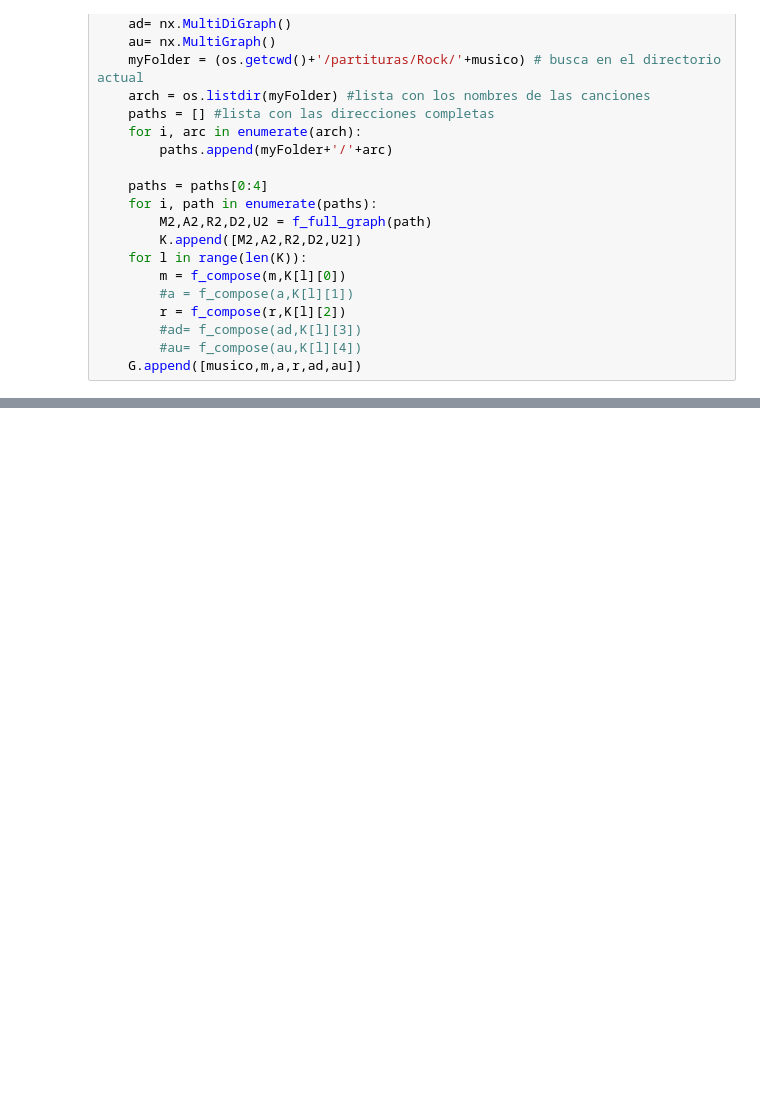
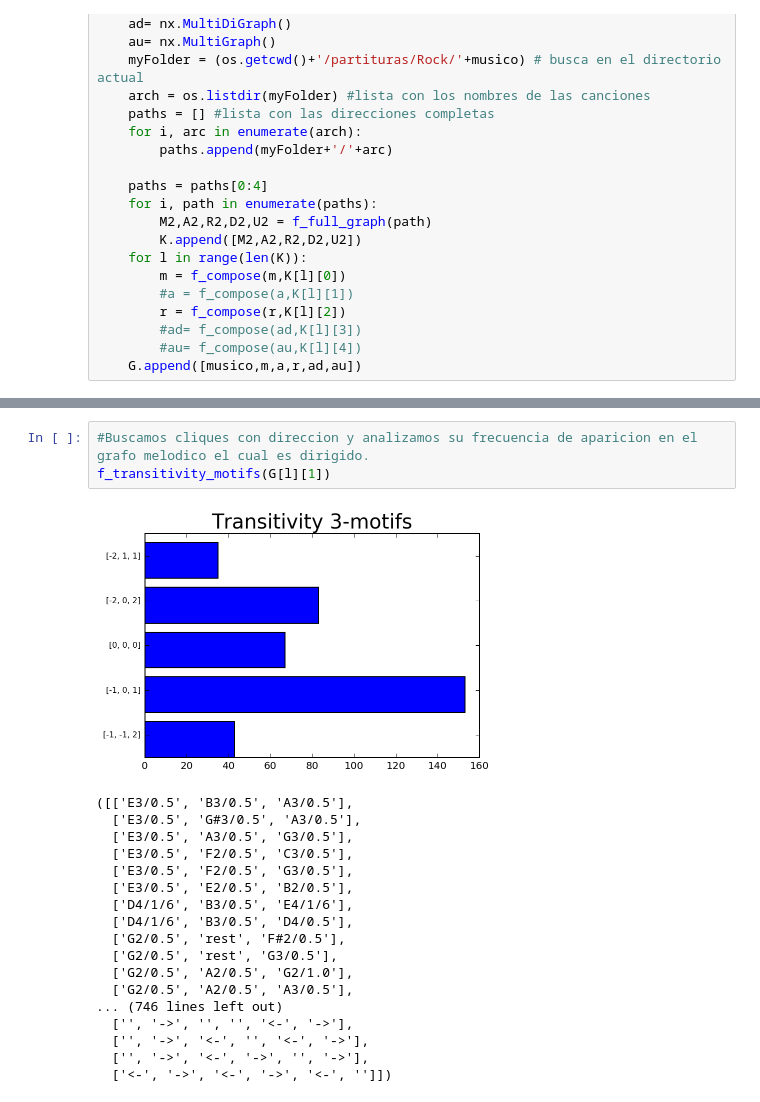
Before and after one commit to Redes2018/TP_esp, a Jupyter notebook: Main.ipynb, the cells around one changed output, grey strips where cells are left out. Cells and saved outputs as stored; diff of their text form; blank space fills up the shorter version.

```diff
--- a/Main.ipynb
+++ b/Main.ipynb
@@ -449,0 +457,22 @@ Partes: ['Violin', 'Violin', 'Viola', 'Violoncello', 'Violoncello']. Parte selec
+# %%
+#Buscamos cliques con direccion y analizamos su frecuencia de aparicion en el grafo melodico el cual es dirigido.
+f_transitivity_motifs(G[l][1])
+# %% [output]
+[figure, added]
+([['E3/0.5', 'B3/0.5', 'A3/0.5'],
+  ['E3/0.5', 'G#3/0.5', 'A3/0.5'],
+  ['E3/0.5', 'A3/0.5', 'G3/0.5'],
+  ['E3/0.5', 'F2/0.5', 'C3/0.5'],
+  ['E3/0.5', 'F2/0.5', 'G3/0.5'],
+  ['E3/0.5', 'E2/0.5', 'B2/0.5'],
+  ['D4/1/6', 'B3/0.5', 'E4/1/6'],
+  ['D4/1/6', 'B3/0.5', 'D4/0.5'],
+  ['G2/0.5', 'rest', 'F#2/0.5'],
+  ['G2/0.5', 'rest', 'G3/0.5'],
+  ['G2/0.5', 'A2/0.5', 'G2/1.0'],
+  ['G2/0.5', 'A2/0.5', 'A3/0.5'],
+... (746 lines left out)
+  ['', '->', '', '', '<-', '->'],
+  ['', '->', '<-', '', '<-', '->'],
+  ['', '->', '<-', '->', '', '->'],
+  ['<-', '->', '<-', '->', '<-', '']])
```
Also changed, not shown: parts of 3 cells of this notebook, 1 other file.
